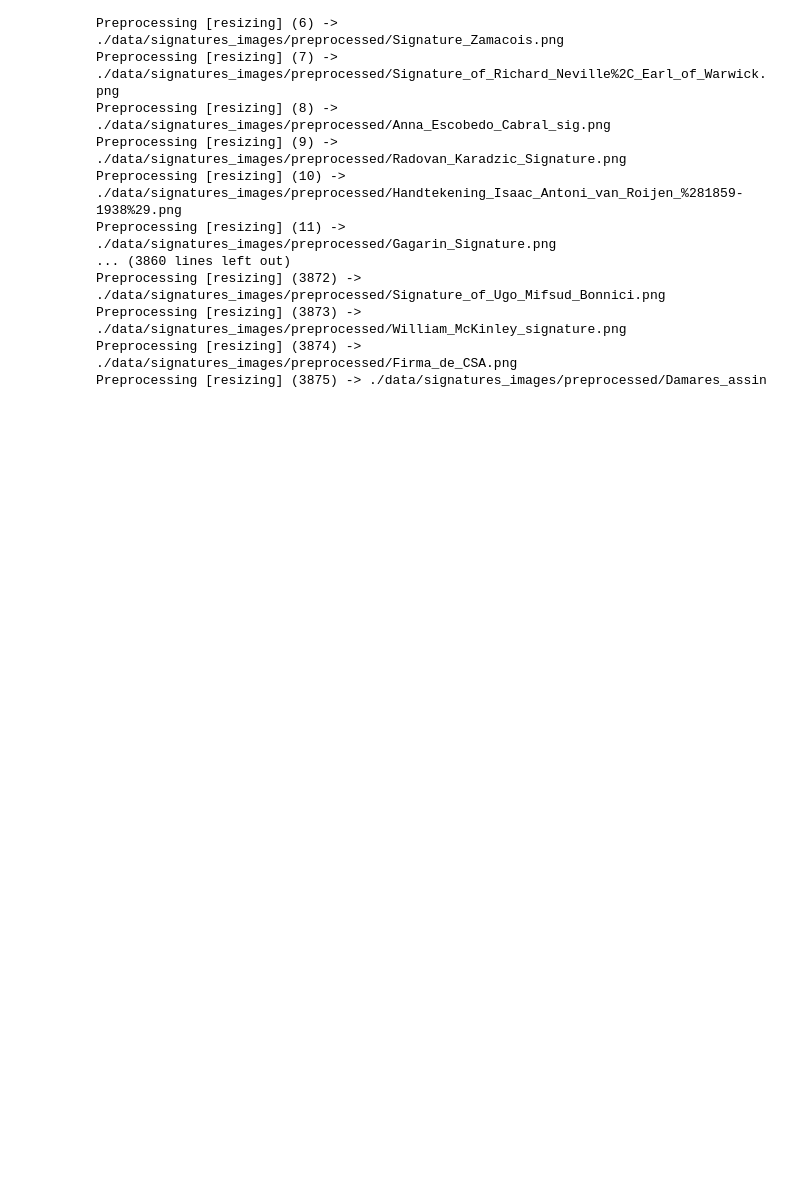
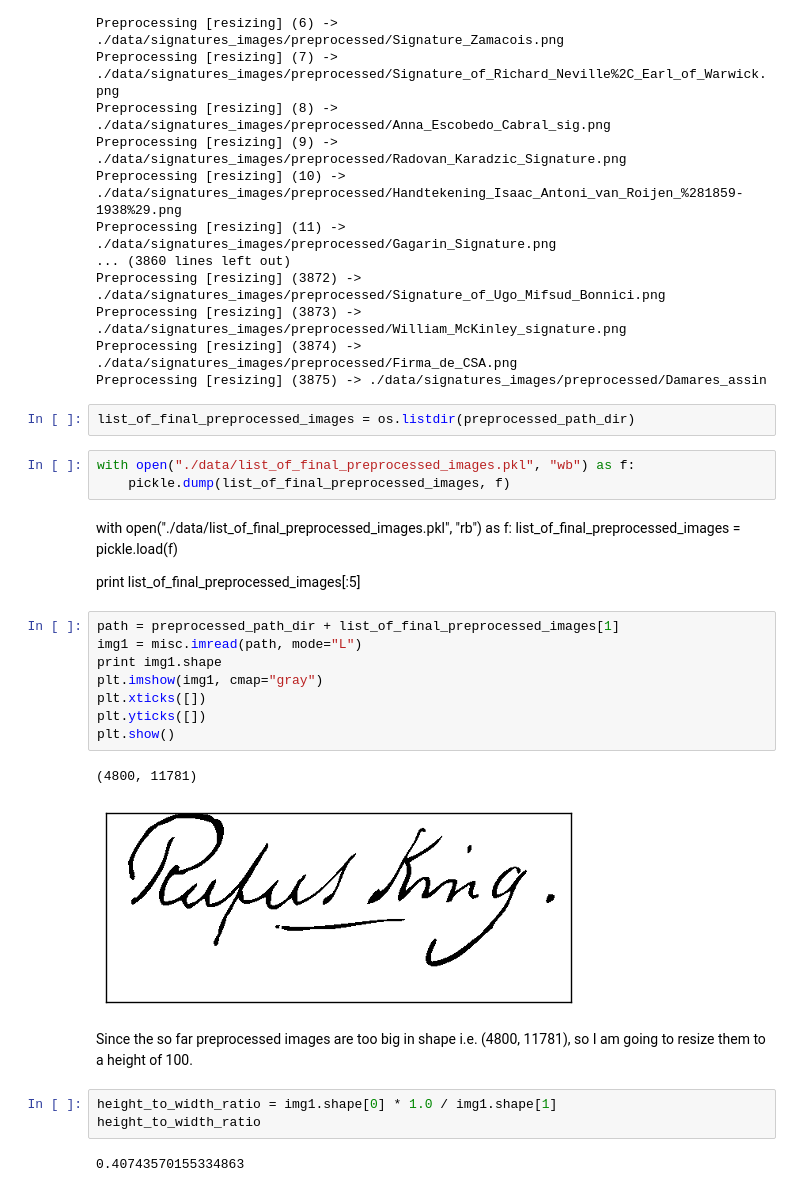
Before and after one commit to agarwalnaimish/signature-wikidata-convolutional-autoencoder, a Jupyter notebook: EPFL Task.ipynb, the cells around one changed output. Cells and saved outputs as stored; diff of their text form; blank space fills up the shorter version.

Commit message:
image preprocessing completed

```diff
--- a/EPFL Task.ipynb
+++ b/EPFL Task.ipynb
@@ -529,3 +529,31 @@ Preprocessing [resizing] (3872) -> ./data/signatures_images/preprocessed/Signatu
 Preprocessing [resizing] (3873) -> ./data/signatures_images/preprocessed/William_McKinley_signature.png
 Preprocessing [resizing] (3874) -> ./data/signatures_images/preprocessed/Firma_de_CSA.png
 Preprocessing [resizing] (3875) -> ./data/signatures_images/preprocessed/Damares_assin
+# %%
+list_of_final_preprocessed_images = os.listdir(preprocessed_path_dir)
+# %%
+with open("./data/list_of_final_preprocessed_images.pkl", "wb") as f:
+    pickle.dump(list_of_final_preprocessed_images, f)
+# %% [markdown]
+with open("./data/list_of_final_preprocessed_images.pkl", "rb") as f:
+    list_of_final_preprocessed_images = pickle.load(f)
+
+print list_of_final_preprocessed_images[:5]
+# %%
+path = preprocessed_path_dir + list_of_final_preprocessed_images[1]
+img1 = misc.imread(path, mode="L")
+print img1.shape
+plt.imshow(img1, cmap="gray")
+plt.xticks([])
+plt.yticks([])
+plt.show()
+# %% [output]
+(4800, 11781)
+[figure, added]
+# %% [markdown]
+Since the so far preprocessed images are too big in shape i.e. (4800, 11781), so I am going to resize them to a height of 100.
+# %%
+height_to_width_ratio = img1.shape[0] * 1.0 / img1.shape[1]
+height_to_width_ratio
+# %% [output]
+0.40743570155334863
```
Also changed, not shown: parts of 4 cells of this notebook.
